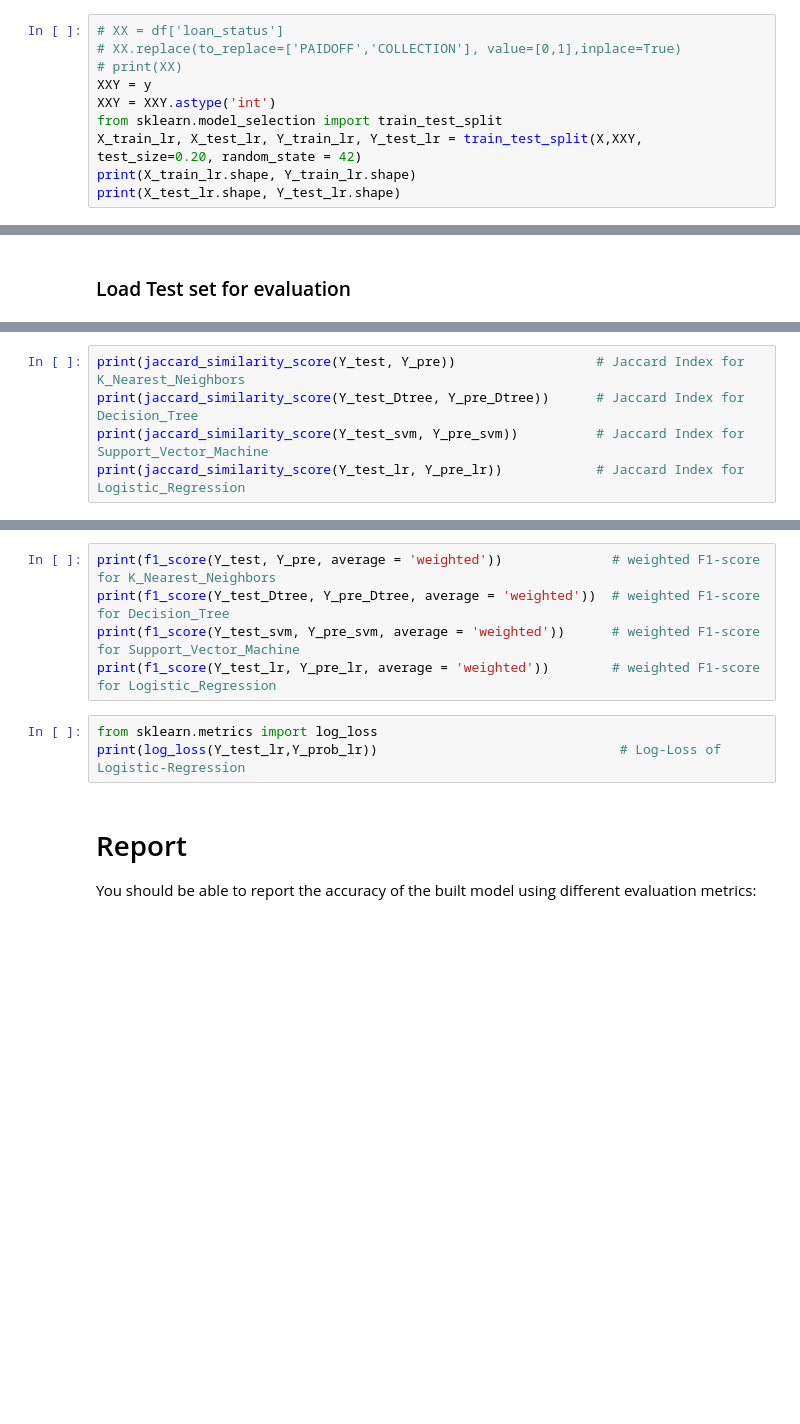
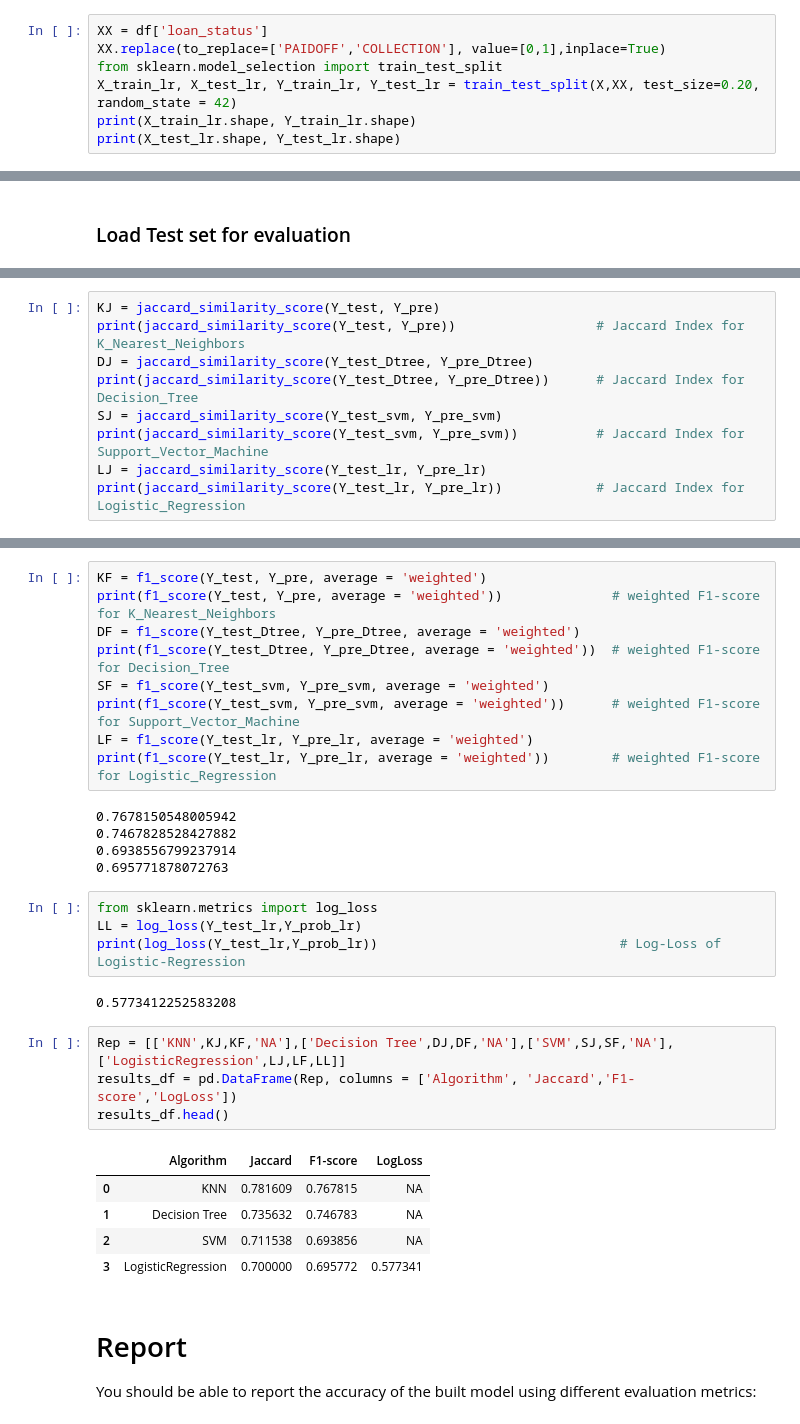
Before and after one commit to whitewolf1905/The-Best-Classifier, a Jupyter notebook: Project-Course-1.ipynb, the cells around one changed output, grey strips where cells are left out. Drawn from its saved outputs; the diff is of its cells as text; blank space fills up the shorter version.

```diff
--- a/Project-Course-1.ipynb
+++ b/Project-Course-1.ipynb
@@ -348,13 +348,10 @@ print(metrics.accuracy_score(Y_test_svm, Y_pre_svm))
 # %% [markdown]
 # Logistic Regression
 # %%
-# XX = df['loan_status']
-# XX.replace(to_replace=['PAIDOFF','COLLECTION'], value=[0,1],inplace=True)
-# print(XX)
-XXY = y
-XXY = XXY.astype('int')
+XX = df['loan_status']
+XX.replace(to_replace=['PAIDOFF','COLLECTION'], value=[0,1],inplace=True)
 from sklearn.model_selection import train_test_split
-X_train_lr, X_test_lr, Y_train_lr, Y_test_lr = train_test_split(X,XXY, test_size=0.20, random_state = 42)
+X_train_lr, X_test_lr, Y_train_lr, Y_test_lr = train_test_split(X,XX, test_size=0.20, random_state = 42)
 print(X_train_lr.shape, Y_train_lr.shape)
 print(X_test_lr.shape, Y_test_lr.shape)
 # %% [output]
@@ -387,5 +403,9 @@ test_df.head()
 # %%
+KJ = jaccard_similarity_score(Y_test, Y_pre)
 print(jaccard_similarity_score(Y_test, Y_pre))                  # Jaccard Index for K_Nearest_Neighbors
+DJ = jaccard_similarity_score(Y_test_Dtree, Y_pre_Dtree)
 print(jaccard_similarity_score(Y_test_Dtree, Y_pre_Dtree))      # Jaccard Index for Decision_Tree
+SJ = jaccard_similarity_score(Y_test_svm, Y_pre_svm)
 print(jaccard_similarity_score(Y_test_svm, Y_pre_svm))          # Jaccard Index for Support_Vector_Machine
+LJ = jaccard_similarity_score(Y_test_lr, Y_pre_lr)
 print(jaccard_similarity_score(Y_test_lr, Y_pre_lr))            # Jaccard Index for Logistic_Regression
@@ -392,11 +417,33 @@ print(jaccard_similarity_score(Y_test_lr, Y_pre_lr))            # Jaccard Index
 # %%
+KF = f1_score(Y_test, Y_pre, average = 'weighted')
 print(f1_score(Y_test, Y_pre, average = 'weighted'))              # weighted F1-score for K_Nearest_Neighbors
+DF = f1_score(Y_test_Dtree, Y_pre_Dtree, average = 'weighted')
 print(f1_score(Y_test_Dtree, Y_pre_Dtree, average = 'weighted'))  # weighted F1-score for Decision_Tree
+SF = f1_score(Y_test_svm, Y_pre_svm, average = 'weighted')
 print(f1_score(Y_test_svm, Y_pre_svm, average = 'weighted'))      # weighted F1-score for Support_Vector_Machine
+LF = f1_score(Y_test_lr, Y_pre_lr, average = 'weighted')
 print(f1_score(Y_test_lr, Y_pre_lr, average = 'weighted'))        # weighted F1-score for Logistic_Regression
+# %% [output]
+0.7678150548005942
+0.7467828528427882
+0.6938556799237914
+0.695771878072763
 # %%
 from sklearn.metrics import log_loss
+LL = log_loss(Y_test_lr,Y_prob_lr)
 print(log_loss(Y_test_lr,Y_prob_lr))                               # Log-Loss of Logistic-Regression
+# %% [output]
+0.5773412252583208
+# %%
+Rep = [['KNN',KJ,KF,'NA'],['Decision Tree',DJ,DF,'NA'],['SVM',SJ,SF,'NA'],['LogisticRegression',LJ,LF,LL]]
+results_df = pd.DataFrame(Rep, columns = ['Algorithm', 'Jaccard','F1-score','LogLoss'])
+results_df.head()
+# %% [output]
+|  | Algorithm | Jaccard | F1-score | LogLoss |
+| 0 | KNN | 0.781609 | 0.767815 | NA |
+| 1 | Decision Tree | 0.735632 | 0.746783 | NA |
+| 2 | SVM | 0.711538 | 0.693856 | NA |
+| 3 | LogisticRegression | 0.700000 | 0.695772 | 0.577341 |
 # %% [markdown]
 # Report
 You should be able to report the accuracy of the built model using different evaluation metrics:
```
Also changed, not shown: parts of 6 cells of this notebook.
